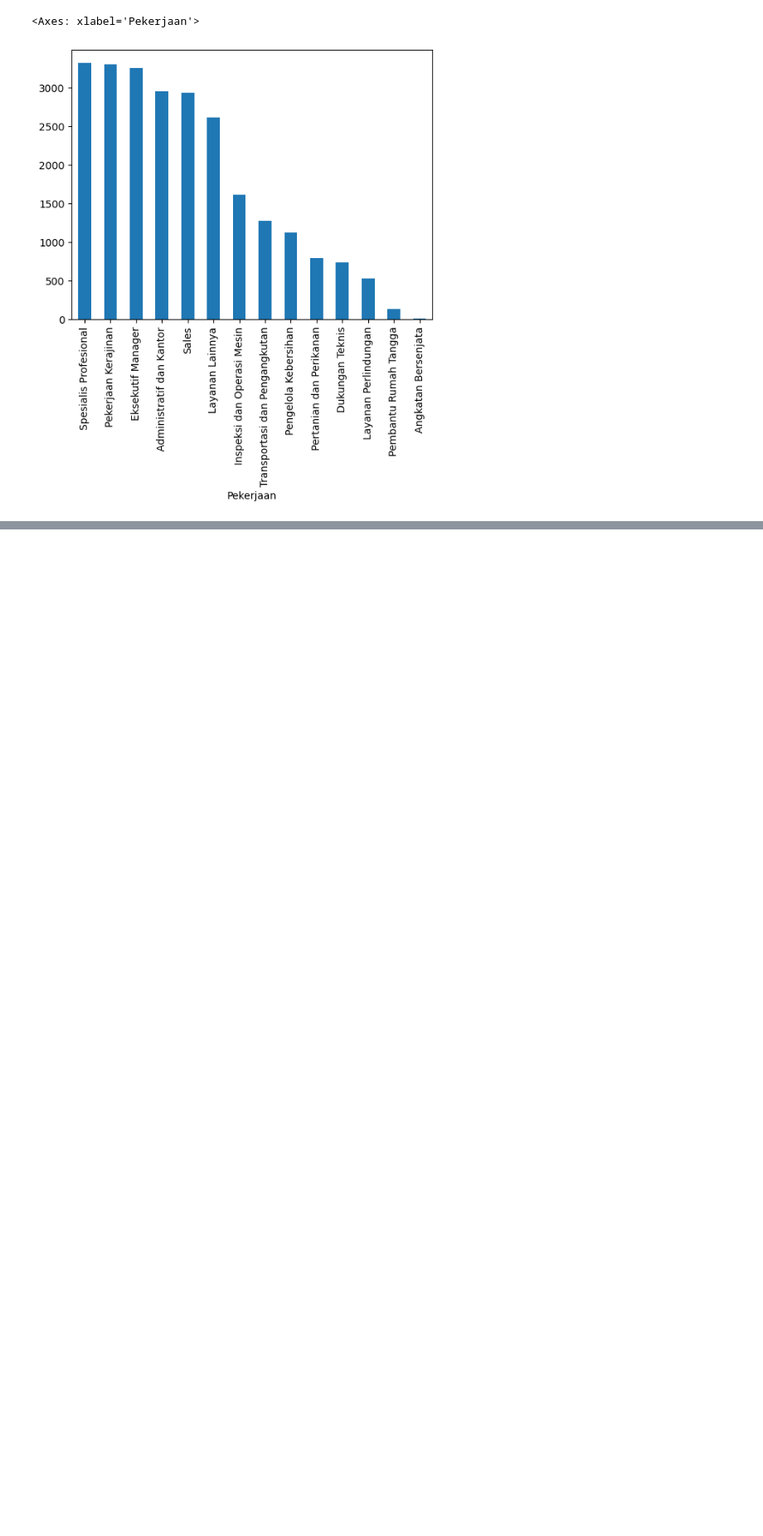
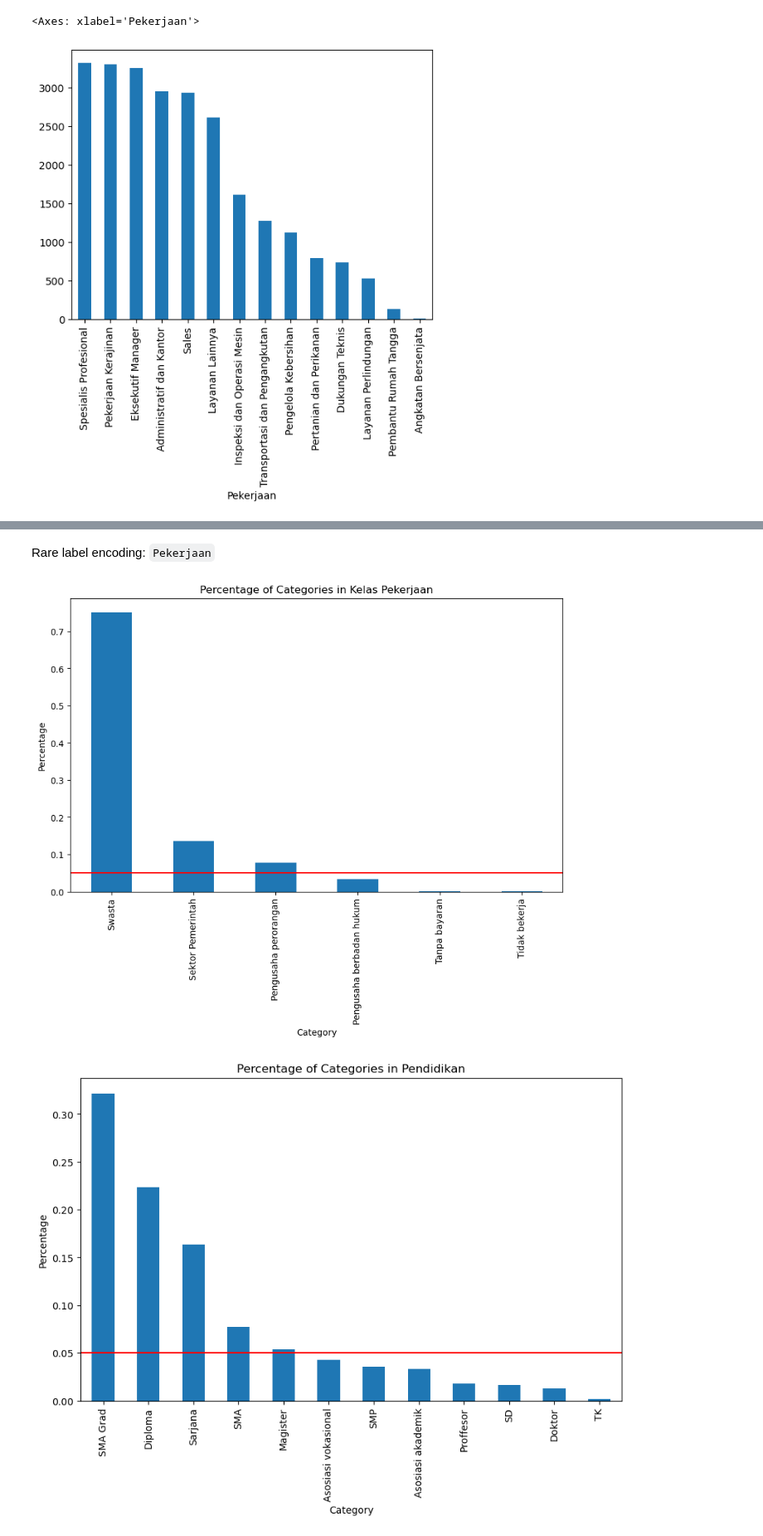
Before and after one commit to Ardavaa/Competition-Workspace, a Jupyter notebook: preprocessing.ipynb, the cells around one changed output, grey strips where cells are left out. Shown at 83% size. Cells and saved outputs as stored; diff of their text form; code cells hidden in the pictures; blank space fills up the shorter version.

```diff
--- a/preprocessing.ipynb
+++ b/preprocessing.ipynb
@@ -766,0 +842,28 @@ train['Pekerjaan'].value_counts().plot(kind='bar')
+# %% [markdown]
+Rare label encoding: `Pekerjaan`
+# %%
+rare_encoder = RareLabelEncoder(
+    tol = 0.05,
+    n_categories = 3,
+    variables = 'Pekerjaan'
+)
+
+train['Pekerjaan'] = rare_encoder.fit_transform(train[['Pekerjaan']])
+test['Pekerjaan'] = rare_encoder.transform(test[['Pekerjaan']])
+# %%
+cat_cols = [col for col in train.columns if train[col].dtype == 'object']
+
+for col in cat_cols:
+    value_counts = train[col].value_counts(normalize=True)  # Normalize to get percentages
+
+    if not value_counts.empty:
+        plt.figure(figsize=(10, 6))
+        value_counts.plot(kind='bar')
+        plt.title(f'Percentage of Categories in {col}')
+        plt.axhline(0.05, color='red')
+        plt.xlabel('Category')
+        plt.ylabel('Percentage')
+        plt.show()
+# %% [output]
+[figure, added]
+[figure, added]
```
Also changed, not shown: parts of 24 cells of this notebook, 6 other files.
